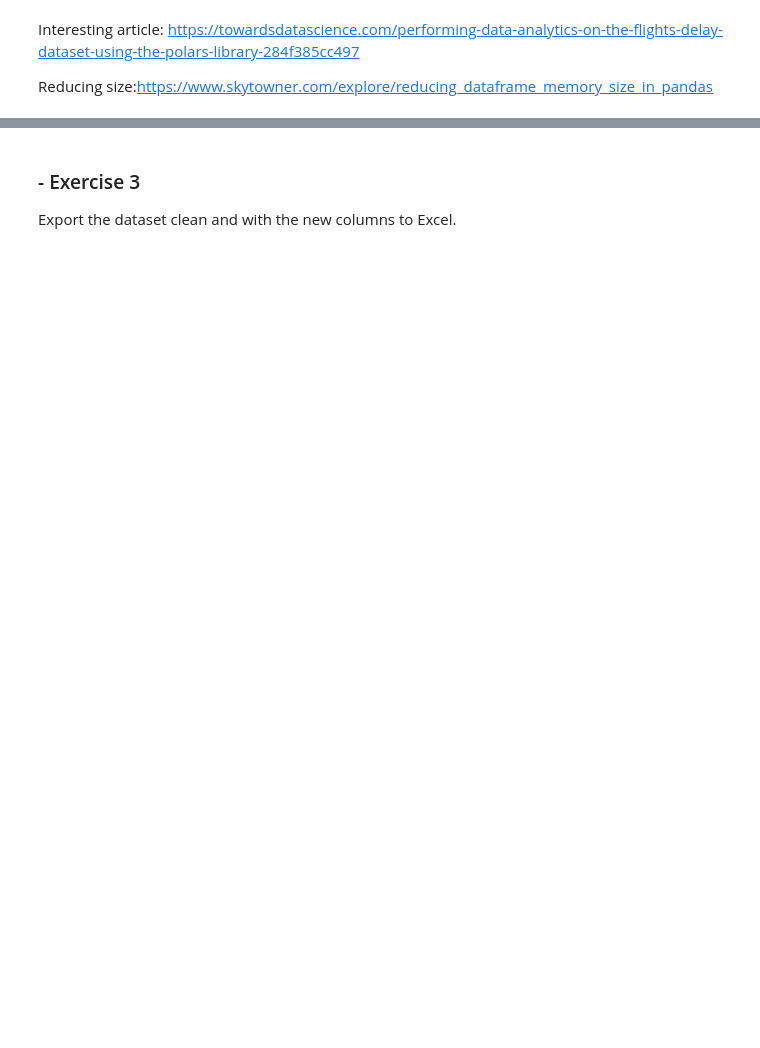
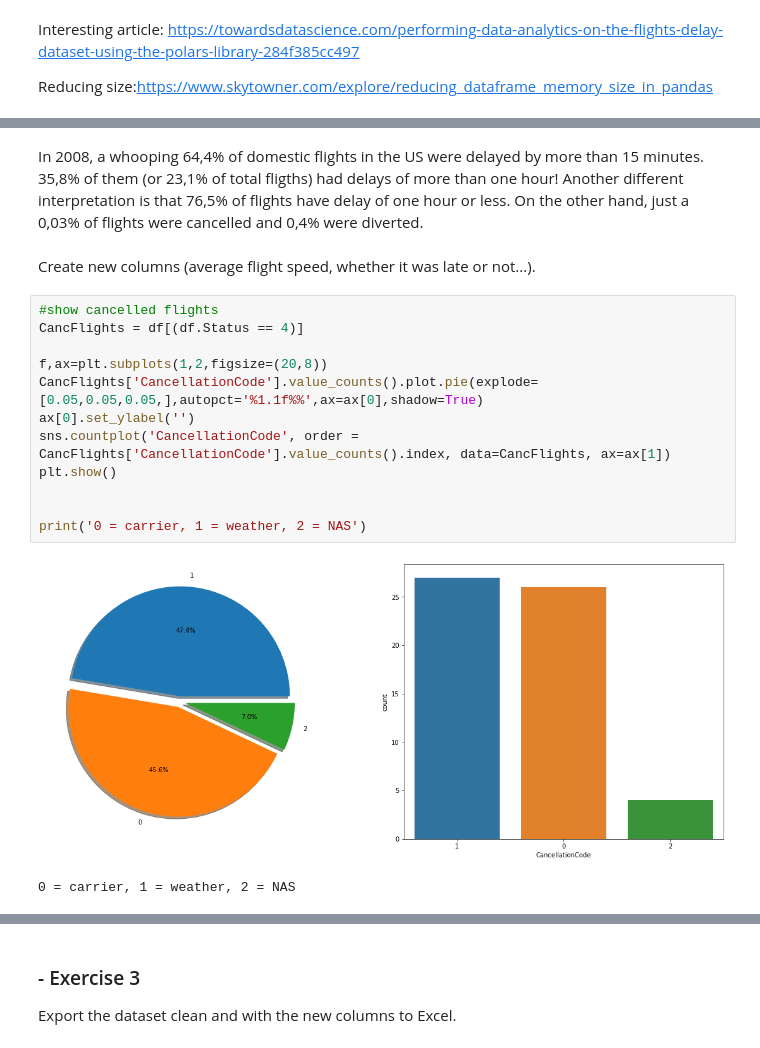
Before and after one commit to ddenebb/programacio_numerica, a Jupyter notebook: Tasca_M3_T02.ipynb, the cells around one changed output, grey strips where cells are left out. Drawn from its saved outputs; the diff is of its cells as text; blank space fills up the shorter version.

```diff
--- a/Tasca_M3_T02.ipynb
+++ b/Tasca_M3_T02.ipynb
@@ -103,0 +224,20 @@ RuntimeError: ignored
+# %% [markdown]
+In 2008, a whooping 64,4% of domestic flights in the US were delayed by more than 15 minutes. 35,8% of them (or 23,1% of total fligths) had delays of more than one hour! Another different interpretation is that 76,5% of flights have delay of one hour or less.
+On the other hand, just a 0,03% of flights were cancelled and 0,4% were diverted.
+# %% [markdown]
+Create new columns (average flight speed, whether it was late or not...).
+# %%
+#show cancelled flights
+CancFlights = df[(df.Status == 4)]
+
+f,ax=plt.subplots(1,2,figsize=(20,8))
+CancFlights['CancellationCode'].value_counts().plot.pie(explode=[0.05,0.05,0.05,],autopct='%1.1f%%',ax=ax[0],shadow=True)
+ax[0].set_ylabel('')
+sns.countplot('CancellationCode', order = CancFlights['CancellationCode'].value_counts().index, data=CancFlights, ax=ax[1])
+plt.show()
+
+
+print('0 = carrier, 1 = weather, 2 = NAS')
+# %% [output]
+[figure, added]
+0 = carrier, 1 = weather, 2 = NAS
```
Also changed, not shown: parts of 35 cells of this notebook.
